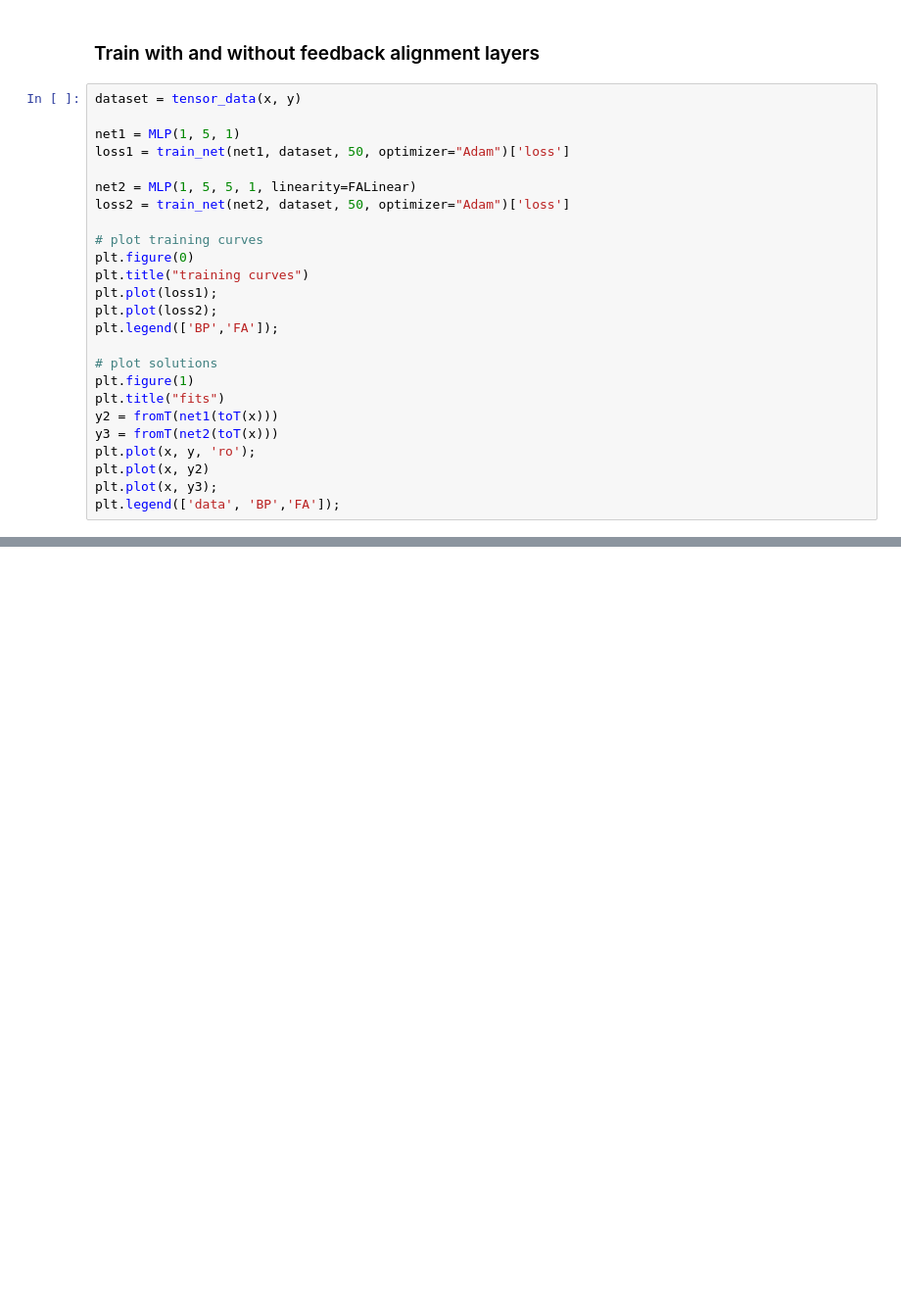
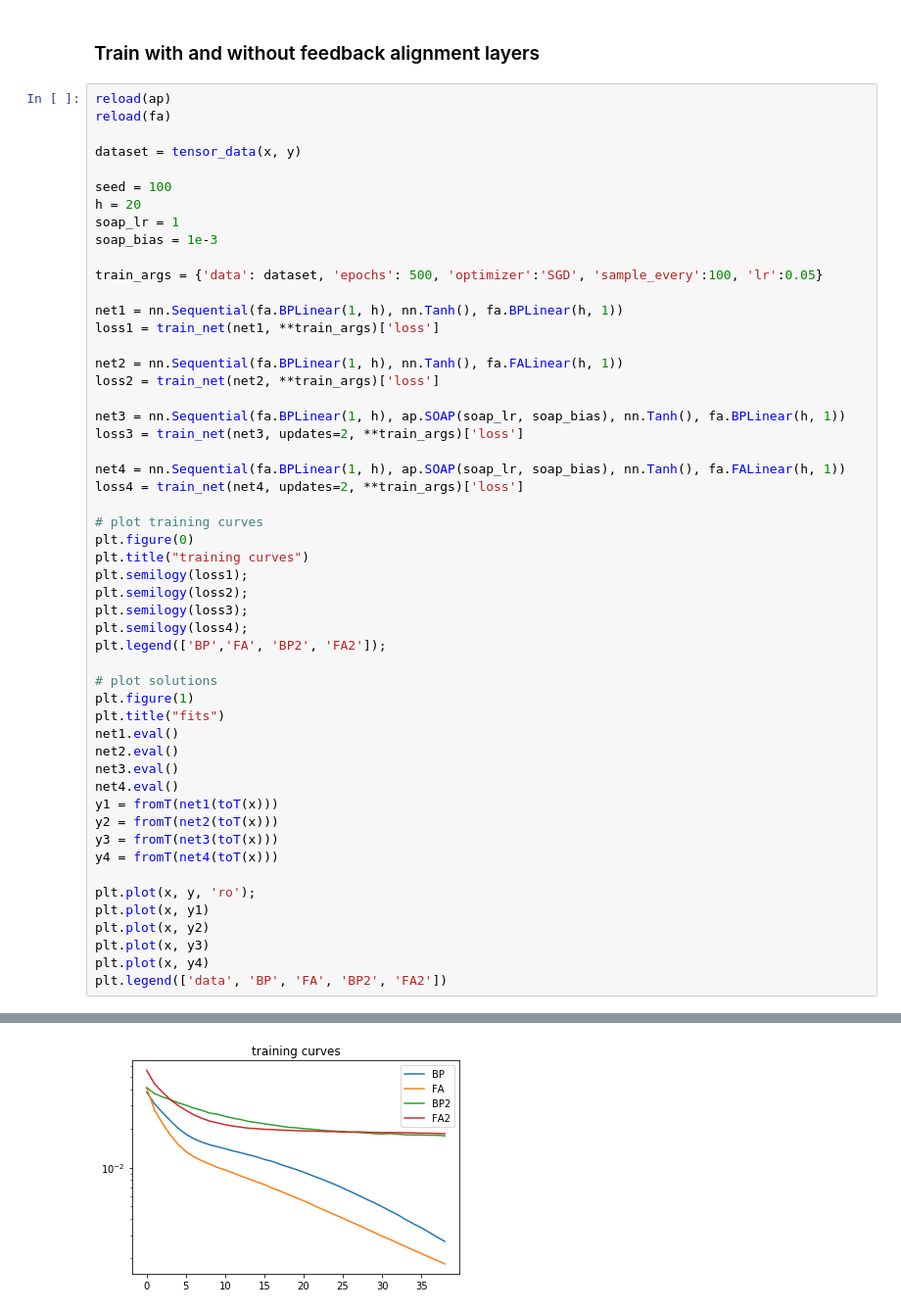
Before and after one commit to taliesinb/feedback_alignment, a Jupyter notebook: train_simple.ipynb, the cells around one changed output, grey strips where cells are left out. Shown: that part at 98% size. Drawn from its saved outputs; the diff is of its cells as text; blank space fills up the shorter version.

```diff
--- a/train_simple.ipynb
+++ b/train_simple.ipynb
@@ -16,27 +22,55 @@ plt.plot(x, y, 'ro');
 # %% [markdown]
 ### Train with and without feedback alignment layers
 # %%
+reload(ap)
+reload(fa)
+
 dataset = tensor_data(x, y)
 
-net1 = MLP(1, 5, 1)
-loss1 = train_net(net1, dataset, 50, optimizer="Adam")['loss']
+seed = 100
+h = 20
+soap_lr = 1
+soap_bias = 1e-3
 
-net2 = MLP(1, 5, 5, 1, linearity=FALinear)
-loss2 = train_net(net2, dataset, 50, optimizer="Adam")['loss']
+train_args = {'data': dataset, 'epochs': 500, 'optimizer':'SGD', 'sample_every':100, 'lr':0.05}
+
+net1 = nn.Sequential(fa.BPLinear(1, h), nn.Tanh(), fa.BPLinear(h, 1))
+loss1 = train_net(net1, **train_args)['loss']
+
+net2 = nn.Sequential(fa.BPLinear(1, h), nn.Tanh(), fa.FALinear(h, 1))
+loss2 = train_net(net2, **train_args)['loss']
+
+net3 = nn.Sequential(fa.BPLinear(1, h), ap.SOAP(soap_lr, soap_bias), nn.Tanh(), fa.BPLinear(h, 1))
+loss3 = train_net(net3, updates=2, **train_args)['loss']
+
+net4 = nn.Sequential(fa.BPLinear(1, h), ap.SOAP(soap_lr, soap_bias), nn.Tanh(), fa.FALinear(h, 1))
+loss4 = train_net(net4, updates=2, **train_args)['loss']
 
 # plot training curves
 plt.figure(0)
 plt.title("training curves")
-plt.plot(loss1);
-plt.plot(loss2);
-plt.legend(['BP','FA']);
+plt.semilogy(loss1);
+plt.semilogy(loss2);
+plt.semilogy(loss3);
+plt.semilogy(loss4);
+plt.legend(['BP','FA', 'BP2', 'FA2']);
 
 # plot solutions
 plt.figure(1)
 plt.title("fits")
-y2 = fromT(net1(toT(x)))
-y3 = fromT(net2(toT(x)))
+net1.eval()
+net2.eval()
+net3.eval()
+net4.eval()
+y1 = fromT(net1(toT(x)))
+y2 = fromT(net2(toT(x)))
+y3 = fromT(net3(toT(x)))
+y4 = fromT(net4(toT(x)))
+
 plt.plot(x, y, 'ro');
+plt.plot(x, y1)
 plt.plot(x, y2)
-plt.plot(x, y3);
-plt.legend(['data', 'BP','FA']);
+plt.plot(x, y3)
+plt.plot(x, y4)
+plt.legend(['data', 'BP', 'FA', 'BP2', 'FA2'])
+# %% [output]
@@ -42,0 +78 @@ plt.legend(['data', 'BP','FA']);
+[figure, added]
```
Also changed, not shown: parts of 3 cells of this notebook, 5 other files.
